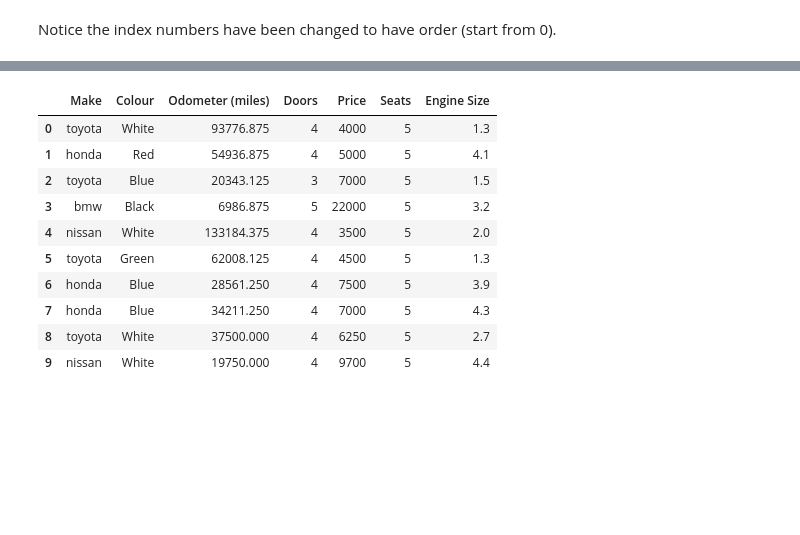
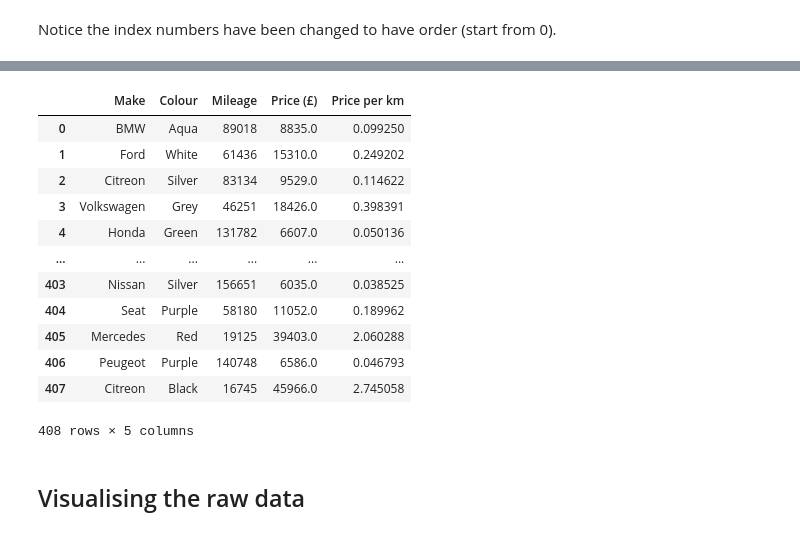
Before and after one commit to Op3yem1/AI_ML_Portfolio, a Jupyter notebook: Car Sales Prediction/car_sales_data.ipynb, the cells around one changed output, grey strips where cells are left out. Saved outputs shown, nothing was run; the diff lists cells and outputs as text; code cells hidden in the pictures; blank space fills up the shorter version.

```diff
--- a/Car Sales Prediction/car_sales_data.ipynb
+++ b/Car Sales Prediction/car_sales_data.ipynb
@@ -713,0 +637,4 @@ car_sales_shuffled.reset_index()
+# %%
+# Remove the Doors column using .drop()
+car_sales_messy.drop(columns='Doors',axis=1, inplace=True)
+car_sales_messy
@@ -713,0 +655,4 @@ car_sales_shuffled.reset_index()
+# %%
+# Create a column which represents the price of a car per mile driven
+car_sales_messy['Price per km'] = car_sales_messy['Price (£)']/car_sales_messy['Mileage']
+car_sales_messy.head()
@@ -713,0 +668,5 @@ car_sales_shuffled.reset_index()
+# %%
+# Shuffle the DataFrame using sample() with the frac parameter set to 1
+# Save the shuffled DataFrame to a new variable
+car_sales_shuffled = car_sales_messy.sample(frac=1)          # frac = 1 shuffles the whole dataset
+car_sales_shuffled.head()
@@ -713,0 +680,4 @@ car_sales_shuffled.reset_index()
+# %%
+# Reset the indexes of the shuffled DataFrame to ascending order
+car_sales_shuffled.reset_index(inplace=True)
+car_sales_shuffled.head()
@@ -733,18 +693,19 @@ car_sales
-# %%
-# Change the title of the Odometer (KM) to represent miles instead of kilometers
-car_sales = car_sales.rename(columns={'Odometer (KM)':'Odometer (miles)'})
-car_sales
-# %% [output]
-|  | Make | Colour | Odometer (miles) | Doors | Price | Seats | Engine Size |
-| 0 | toyota | White | 93776.875 | 4 | 4000 | 5 | 1.3 |
-| 1 | honda | Red | 54936.875 | 4 | 5000 | 5 | 4.1 |
-| 2 | toyota | Blue | 20343.125 | 3 | 7000 | 5 | 1.5 |
-| 3 | bmw | Black | 6986.875 | 5 | 22000 | 5 | 3.2 |
-| 4 | nissan | White | 133184.375 | 4 | 3500 | 5 | 2.0 |
-| 5 | toyota | Green | 62008.125 | 4 | 4500 | 5 | 1.3 |
-| 6 | honda | Blue | 28561.250 | 4 | 7500 | 5 | 3.9 |
-| 7 | honda | Blue | 34211.250 | 4 | 7000 | 5 | 4.3 |
-| 8 | toyota | White | 37500.000 | 4 | 6250 | 5 | 2.7 |
-| 9 | nissan | White | 19750.000 | 4 | 9700 | 5 | 4.4 |
+# %%
+# Pop the former index column from the dataframe
+car_sales_shuffled.drop(columns='index')
+# %% [output]
+|  | Make | Colour | Mileage | Price (£) | Price per km |
+| 0 | BMW | Aqua | 89018 | 8835.0 | 0.099250 |
+| 1 | Ford | White | 61436 | 15310.0 | 0.249202 |
+| 2 | Citreon | Silver | 83134 | 9529.0 | 0.114622 |
+| 3 | Volkswagen | Grey | 46251 | 18426.0 | 0.398391 |
+| 4 | Honda | Green | 131782 | 6607.0 | 0.050136 |
+| ... | ... | ... | ... | ... | ... |
+| 403 | Nissan | Silver | 156651 | 6035.0 | 0.038525 |
+| 404 | Seat | Purple | 58180 | 11052.0 | 0.189962 |
+| 405 | Mercedes | Red | 19125 | 39403.0 | 2.060288 |
+| 406 | Peugeot | Purple | 140748 | 6586.0 | 0.046793 |
+| 407 | Citreon | Black | 16745 | 45966.0 | 2.745058 |
+408 rows × 5 columns
 # %%
 # Export the tidied car_sales_messy dataframe to a new .csv file
@@ -751,0 +713,2 @@ car_sales_messy.to_csv("car_sales_tidy.csv")
+# %% [markdown]
+##   Visualising the raw data
```
Also changed, not shown: parts of 58 cells of this notebook.
